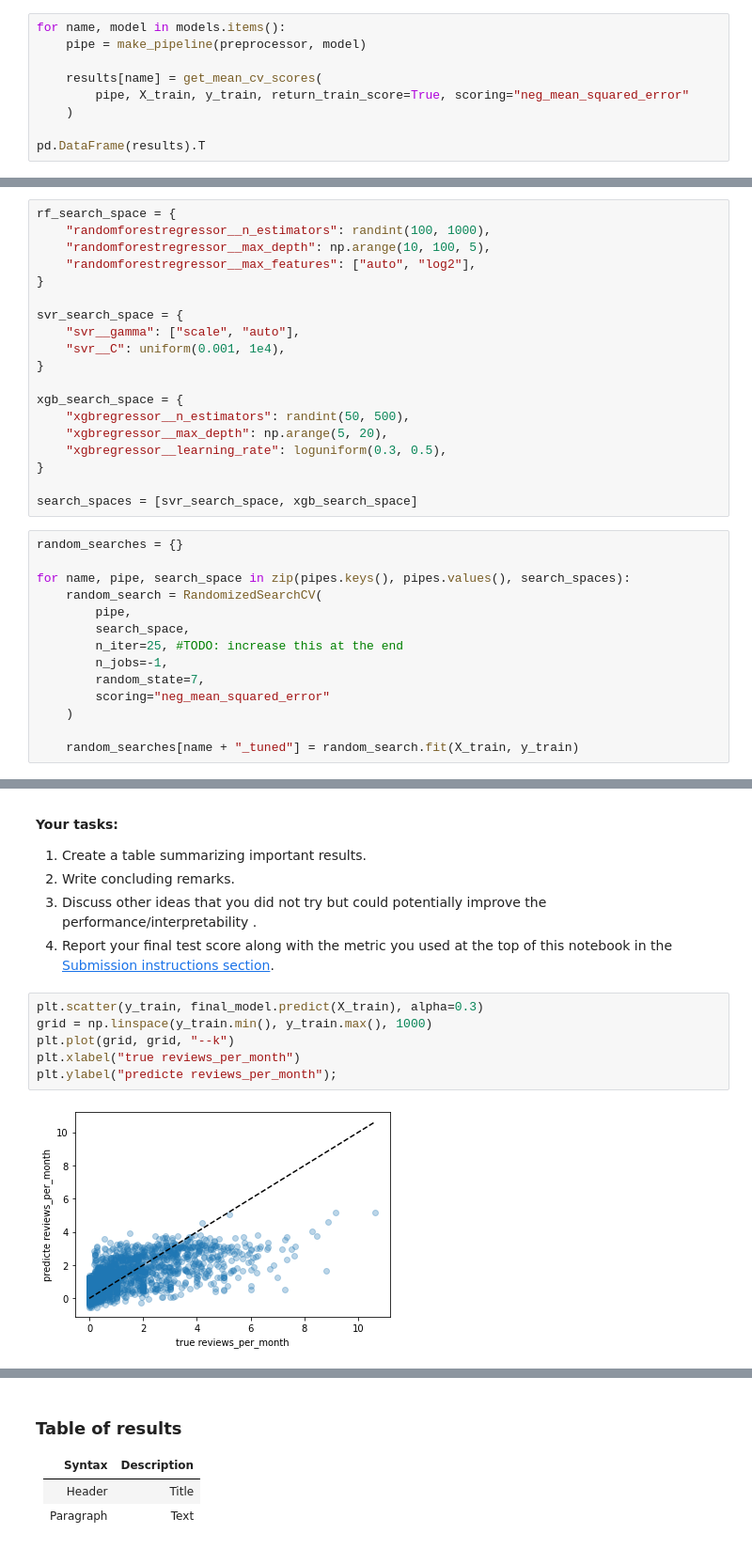
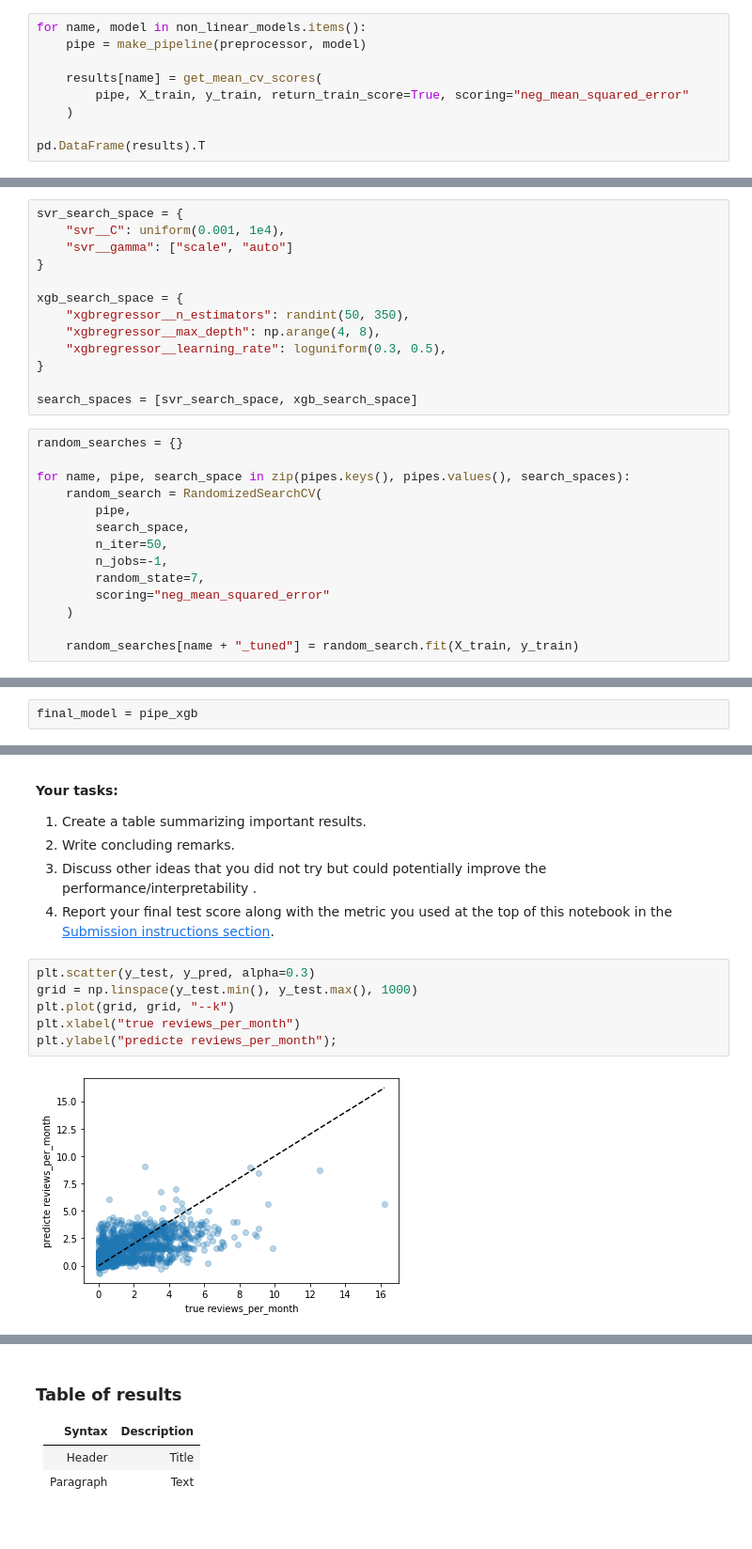
Before and after one commit to mel-liow/ml-nyc-airbnb, a Jupyter notebook: analysis.ipynb, the cells around one changed output, grey strips where cells are left out. Shown at 94% size. Drawn from its saved outputs; the diff is of its cells as text.

```diff
--- a/analysis.ipynb
+++ b/analysis.ipynb
@@ -695,7 +814,7 @@ models = {
     "XGB": xgb.XGBRegressor(verbosity=0)
 }
 # %%
-for name, model in models.items():
+for name, model in non_linear_models.items():
     pipe = make_pipeline(preprocessor, model)
 
     results[name] = get_mean_cv_scores(
@@ -752,20 +871,14 @@ pipes = {
     "XGB": make_pipeline(preprocessor, xgb.XGBRegressor(verbosity=0))
 }
 # %%
-rf_search_space = {
-    "randomforestregressor__n_estimators": randint(100, 1000),
-    "randomforestregressor__max_depth": np.arange(10, 100, 5),
-    "randomforestregressor__max_features": ["auto", "log2"],
-}
-
 svr_search_space = {
-    "svr__gamma": ["scale", "auto"],
     "svr__C": uniform(0.001, 1e4),
+    "svr__gamma": ["scale", "auto"]
 }
 
 xgb_search_space = {
-    "xgbregressor__n_estimators": randint(50, 500),
-    "xgbregressor__max_depth": np.arange(5, 20),
+    "xgbregressor__n_estimators": randint(50, 350),
+    "xgbregressor__max_depth": np.arange(4, 8),
     "xgbregressor__learning_rate": loguniform(0.3, 0.5),
 }
 
@@ -777,7 +890,7 @@ for name, pipe, search_space in zip(pipes.keys(), pipes.values(), search_spaces)
     random_search = RandomizedSearchCV(
         pipe,
         search_space,
-        n_iter=25, #TODO: increase this at the end
+        n_iter=50,
         n_jobs=-1,
         random_state=7,
         scoring="neg_mean_squared_error"
@@ -893,3 +995,5 @@ final_model = ridge_cv_pipe.fit(X_train, y_train)
+# %%
+final_model = pipe_xgb
 # %%
 y_pred = final_model.predict(X_test)
 
@@ -916,11 +1040,11 @@ Imagine that you want to present the summary of these results to your boss and c
 3. Discuss other ideas that you did not try but could potentially improve the performance/interpretability .
 3. Report your final test score along with the metric you used at the top of this notebook in the [Submission instructions section](#si).
 # %%
-plt.scatter(y_train, final_model.predict(X_train), alpha=0.3)
-grid = np.linspace(y_train.min(), y_train.max(), 1000)
+plt.scatter(y_test, y_pred, alpha=0.3)
+grid = np.linspace(y_test.min(), y_test.max(), 1000)
 plt.plot(grid, grid, "--k")
 plt.xlabel("true reviews_per_month")
 plt.ylabel("predicte reviews_per_month");
 # %% [output]
-[figure, old version]
+[figure, new version]
 # %% [markdown]
```
Also changed, not shown: parts of 68 cells of this notebook.
